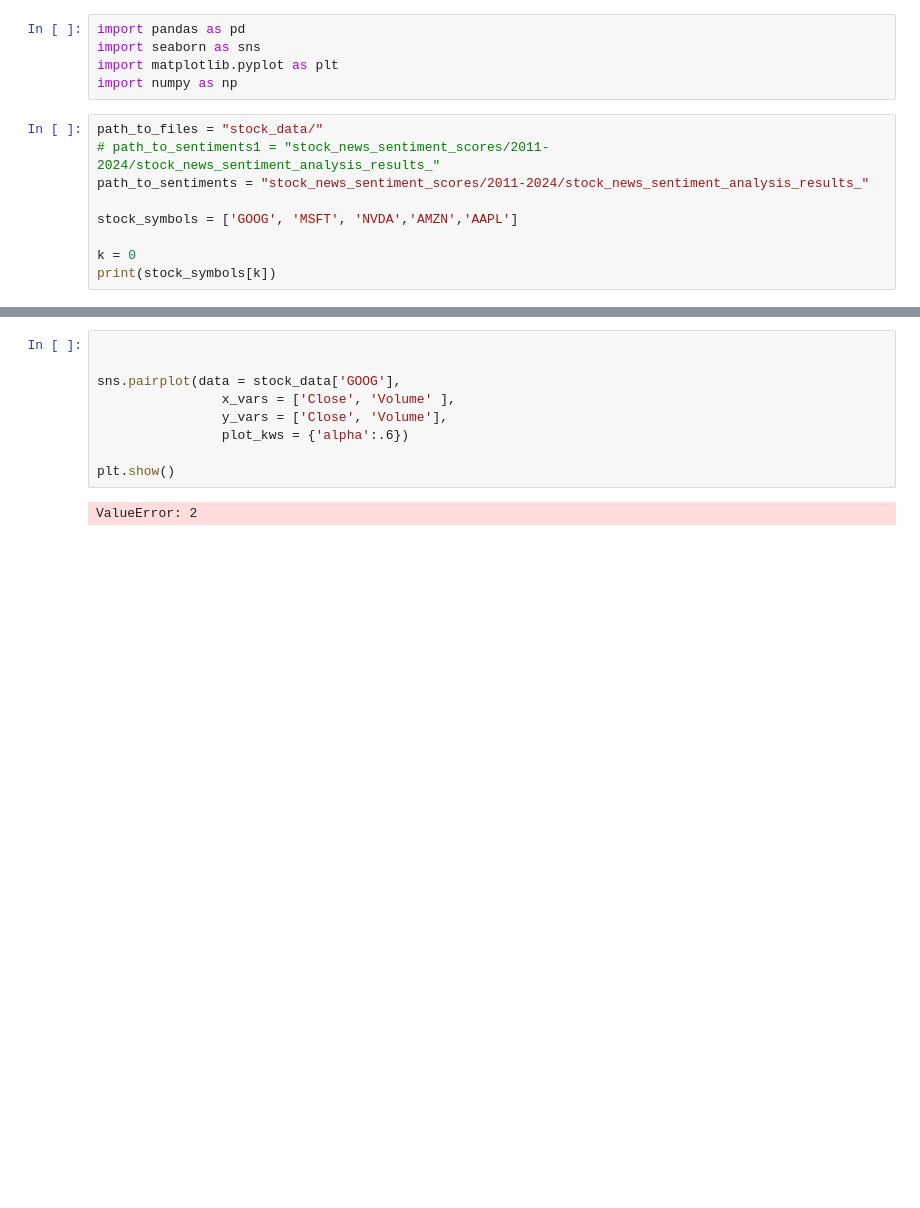
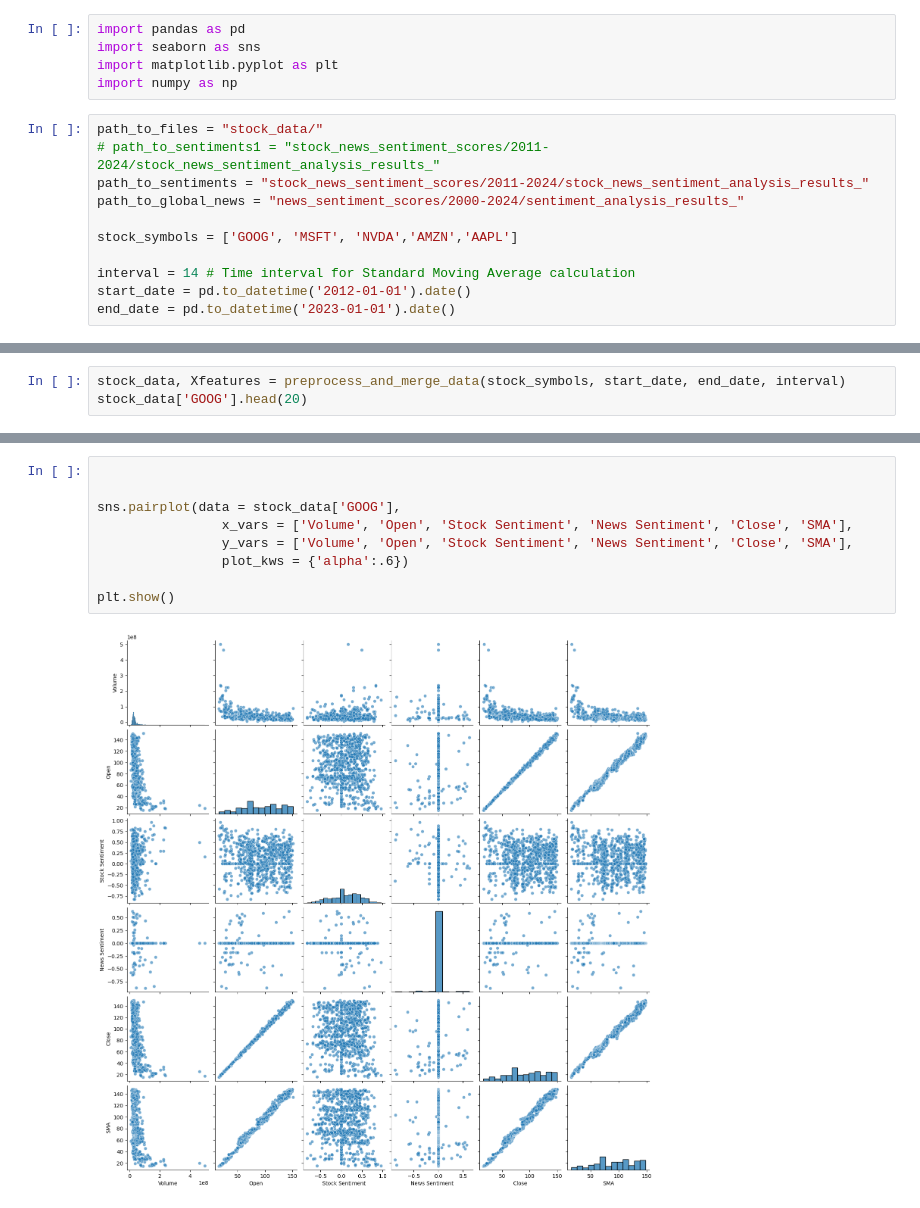
Before and after one commit to rishabhtyagi989/SIGNS_2024, a Jupyter notebook: stock_data_expl.ipynb, the cells around one changed output, grey strips where cells are left out. Saved outputs shown, nothing was run; the diff lists cells and outputs as text; blank space fills up the shorter version.

```diff
--- a/stock_data_expl.ipynb
+++ b/stock_data_expl.ipynb
@@ -7,8 +7,10 @@ import numpy as np
 path_to_files = "stock_data/"
 # path_to_sentiments1 = "stock_news_sentiment_scores/2011-2024/stock_news_sentiment_analysis_results_"
 path_to_sentiments = "stock_news_sentiment_scores/2011-2024/stock_news_sentiment_analysis_results_"
+path_to_global_news = "news_sentiment_scores/2000-2024/sentiment_analysis_results_"
 
 stock_symbols = ['GOOG', 'MSFT', 'NVDA','AMZN','AAPL']
 
-k = 0
-print(stock_symbols[k])
+interval = 14 # Time interval for Standard Moving Average calculation
+start_date = pd.to_datetime('2012-01-01').date()
+end_date = pd.to_datetime('2023-01-01').date()
@@ -204,0 +88,3 @@ Index(['Date', 'Open', 'High', 'Low', 'Close', 'Volume', 'Dividends',
+# %%
+stock_data, Xfeatures = preprocess_and_merge_data(stock_symbols, start_date, end_date, interval)
+stock_data['GOOG'].head(20)
@@ -205,12 +109,12 @@ Index(['Date', 'Open', 'High', 'Low', 'Close', 'Volume', 'Dividends',
 # %%
 
 
 sns.pairplot(data = stock_data['GOOG'],
-                x_vars = ['Close', 'Volume' ],
-                y_vars = ['Close', 'Volume'],
+                x_vars = ['Volume', 'Open', 'Stock Sentiment', 'News Sentiment', 'Close', 'SMA'],
+                y_vars = ['Volume', 'Open', 'Stock Sentiment', 'News Sentiment', 'Close', 'SMA'],
                 plot_kws = {'alpha':.6})
 
 plt.show()
 # %% [output]
-ValueError: 2
+[figure, added]
 # %%
```
Also changed, not shown: parts of 11 cells of this notebook, 1 other file.
